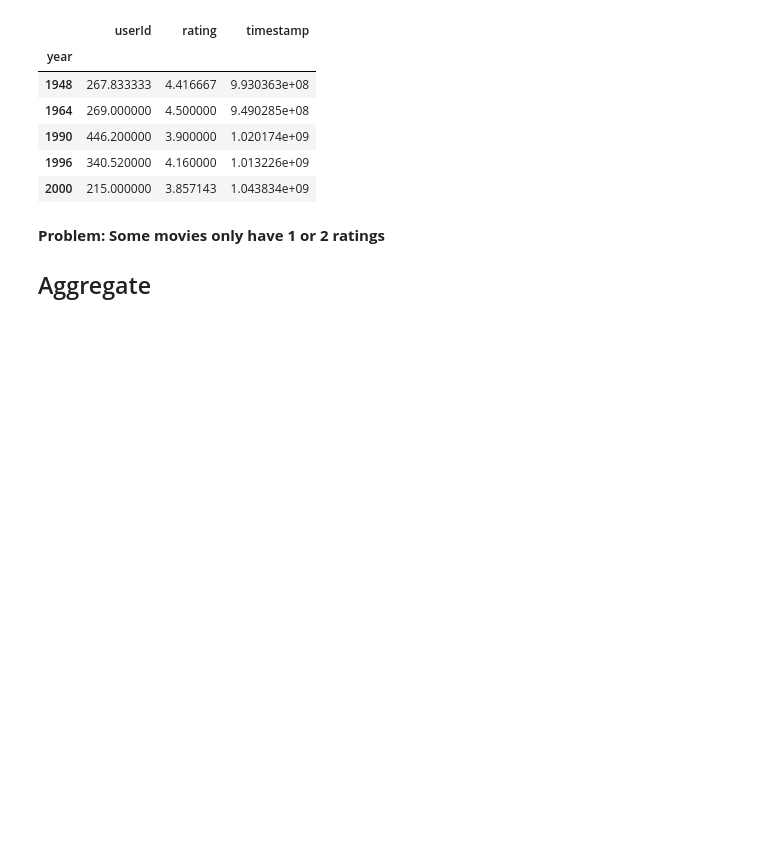
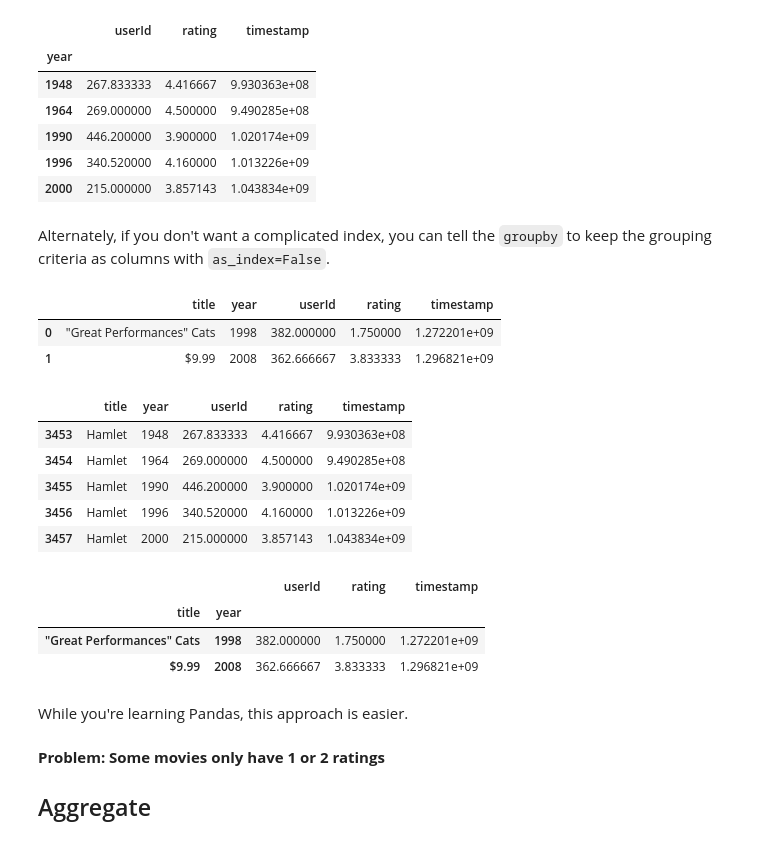
Before and after one commit to organisciak/Scripting-Course, a Jupyter notebook: slides/05-split-apply-combine.ipynb, the cells around one changed output. Saved outputs shown, nothing was run; the diff lists cells and outputs as text; code cells hidden in the pictures; blank space fills up the shorter version.

```diff
--- a/slides/05-split-apply-combine.ipynb
+++ b/slides/05-split-apply-combine.ipynb
@@ -485,6 +509,34 @@ mean_ratings2.loc['Hamlet']
 | 1990 | 446.200000 | 3.900000 | 1.020174e+09 |
 | 1996 | 340.520000 | 4.160000 | 1.013226e+09 |
 | 2000 | 215.000000 | 3.857143 | 1.043834e+09 |
+# %% [markdown]
+Alternately, if you don't want a complicated index, you can tell the `groupby` to keep the grouping criteria as columns with `as_index=False`.
+# %%
+grouped_no_index = ratings.groupby(['title', 'year'], as_index=False).mean()
+grouped_no_index.head(2)
+# %% [output]
+|  | title | year | userId | rating | timestamp |
+| 0 | "Great Performances" Cats | 1998 | 382.000000 | 1.750000 | 1.272201e+09 |
+| 1 | $9.99 | 2008 | 362.666667 | 3.833333 | 1.296821e+09 |
+# %%
+grouped_no_index[grouped_no_index['title'] == 'Hamlet']
+# %% [output]
+|  | title | year | userId | rating | timestamp |
+| 3453 | Hamlet | 1948 | 267.833333 | 4.416667 | 9.930363e+08 |
+| 3454 | Hamlet | 1964 | 269.000000 | 4.500000 | 9.490285e+08 |
+| 3455 | Hamlet | 1990 | 446.200000 | 3.900000 | 1.020174e+09 |
+| 3456 | Hamlet | 1996 | 340.520000 | 4.160000 | 1.013226e+09 |
+| 3457 | Hamlet | 2000 | 215.000000 | 3.857143 | 1.043834e+09 |
+# %%
+grouped_w_index = ratings.groupby(['title', 'year'], as_index=True).mean()
+grouped_w_index.head(2)
+# %% [output]
+|  |  | userId | rating | timestamp |
+| title | year |  |  |  |
+| "Great Performances" Cats | 1998 | 382.000000 | 1.750000 | 1.272201e+09 |
+| $9.99 | 2008 | 362.666667 | 3.833333 | 1.296821e+09 |
+# %% [markdown]
+While you're learning Pandas, this approach is easier.
 # %% [markdown]
 **Problem: Some movies only have 1 or 2 ratings**
 
```
Also changed, not shown: parts of 16 cells of this notebook.
